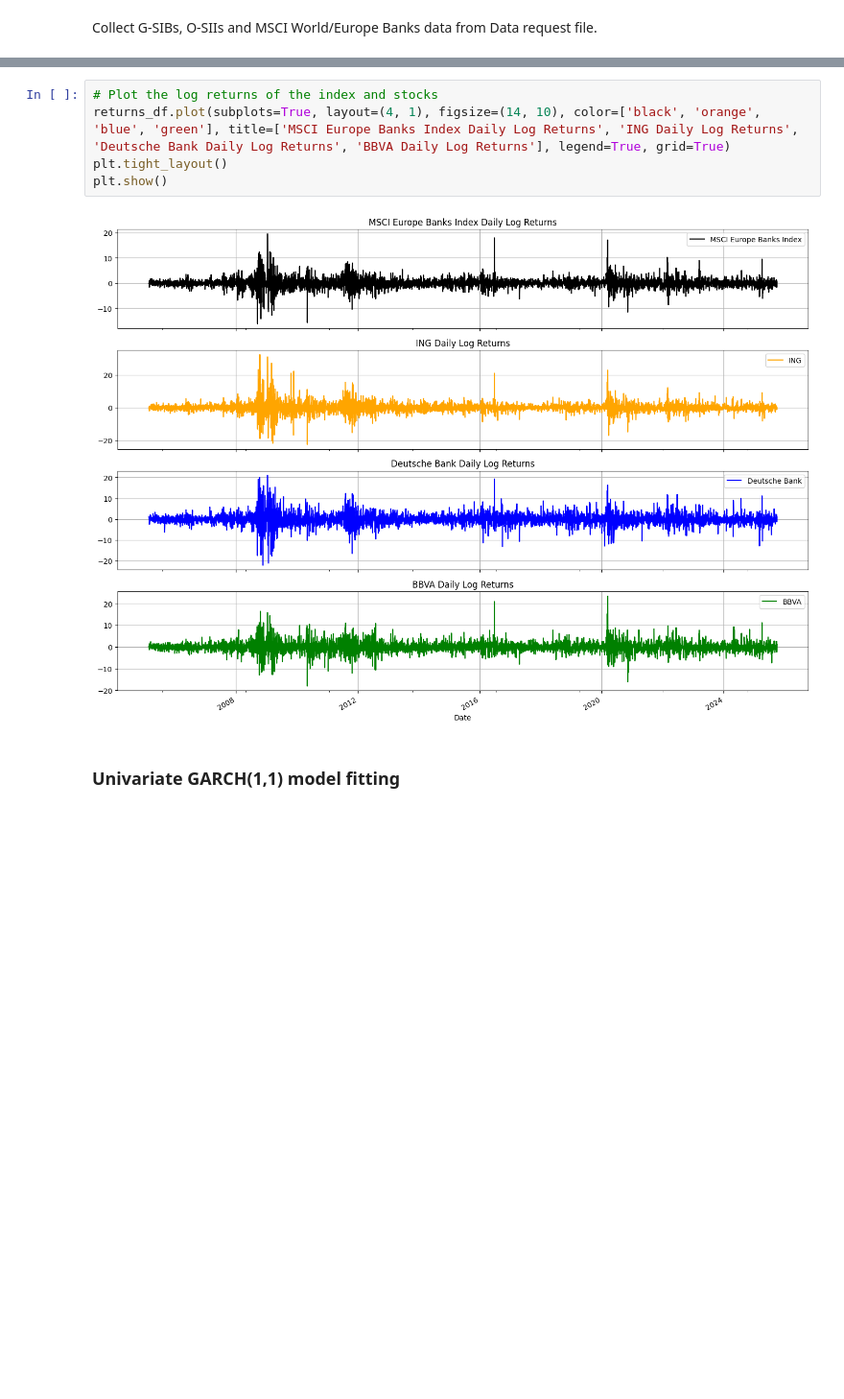
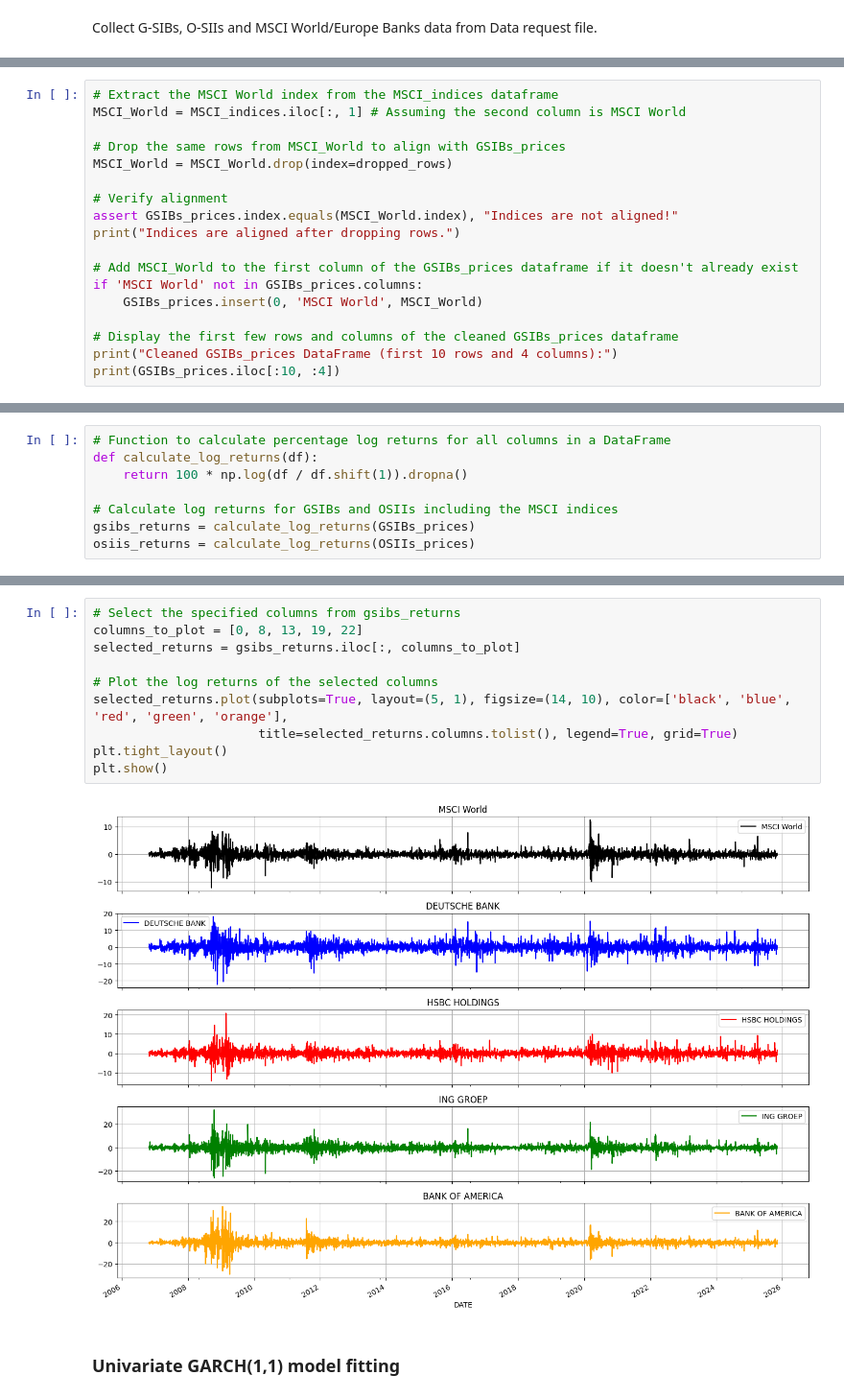
Before and after one commit to thijsmdejong/Geopolitical-SRISK---MSc-Thesis, a Jupyter notebook: Bank data GARCH-DCC.ipynb, the cells around one changed output, grey strips where cells are left out. Shown at 96% size. Drawn from its saved outputs; the diff is of its cells as text; blank space fills up the shorter version.

```diff
--- a/Bank data GARCH-DCC.ipynb
+++ b/Bank data GARCH-DCC.ipynb
@@ -181,0 +177,18 @@ Date
+# %%
+# Extract the MSCI World index from the MSCI_indices dataframe
+MSCI_World = MSCI_indices.iloc[:, 1] # Assuming the second column is MSCI World
+
+# Drop the same rows from MSCI_World to align with GSIBs_prices
+MSCI_World = MSCI_World.drop(index=dropped_rows)
+
+# Verify alignment
+assert GSIBs_prices.index.equals(MSCI_World.index), "Indices are not aligned!"
+print("Indices are aligned after dropping rows.")
+
+# Add MSCI_World to the first column of the GSIBs_prices dataframe if it doesn't already exist
+if 'MSCI World' not in GSIBs_prices.columns:
+    GSIBs_prices.insert(0, 'MSCI World', MSCI_World)
+
+# Display the first few rows and columns of the cleaned GSIBs_prices dataframe
+print("Cleaned GSIBs_prices DataFrame (first 10 rows and 4 columns):")
+print(GSIBs_prices.iloc[:10, :4])
@@ -182 +212,9 @@ Date
+# %%
+# Function to calculate percentage log returns for all columns in a DataFrame
+def calculate_log_returns(df):
+    return 100 * np.log(df / df.shift(1)).dropna()
+
+# Calculate log returns for GSIBs and OSIIs including the MSCI indices
+gsibs_returns = calculate_log_returns(GSIBs_prices)
+osiis_returns = calculate_log_returns(OSIIs_prices)
 # %% [markdown]
@@ -184,10 +222,15 @@ Visualize log returns
 # %%
-# Plot the log returns of the index and stocks
-returns_df.plot(subplots=True, layout=(4, 1), figsize=(14, 10), color=['black', 'orange', 'blue', 'green'], title=['MSCI Europe Banks Index Daily Log Returns', 'ING Daily Log Returns', 'Deutsche Bank Daily Log Returns', 'BBVA Daily Log Returns'], legend=True, grid=True)
+# Select the specified columns from gsibs_returns
+columns_to_plot = [0, 8, 13, 19, 22]
+selected_returns = gsibs_returns.iloc[:, columns_to_plot]
+
+# Plot the log returns of the selected columns
+selected_returns.plot(subplots=True, layout=(5, 1), figsize=(14, 10), color=['black', 'blue', 'red', 'green', 'orange'],
+                      title=selected_returns.columns.tolist(), legend=True, grid=True)
 plt.tight_layout()
 plt.show()
 # %% [output]
-[figure, old version]
+[figure, new version]
 # %% [markdown]
 ### Univariate GARCH(1,1) model fitting
 # %% [markdown]
```
Also changed, not shown: parts of 33 cells of this notebook.
